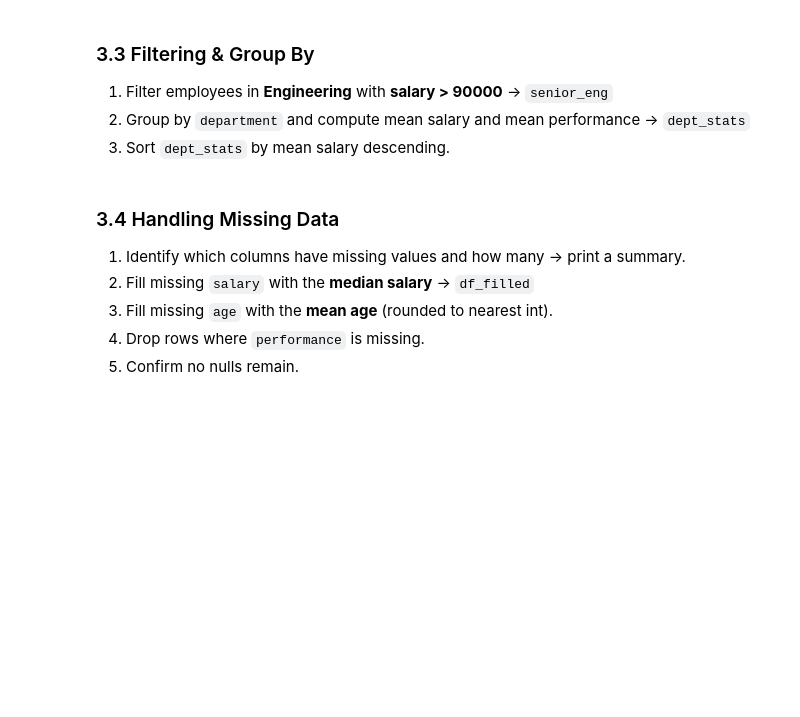
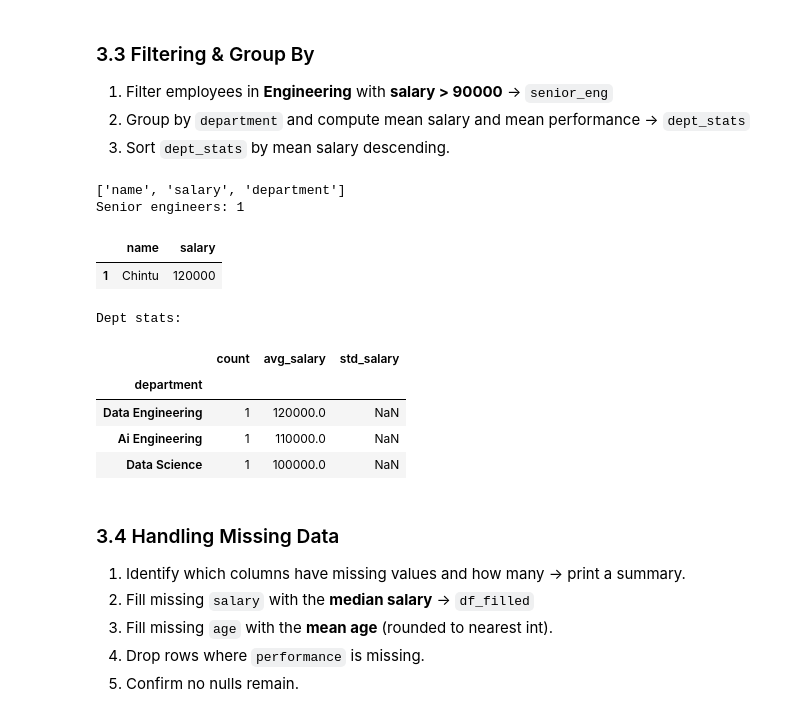
Before and after one commit to Venkateshgoud18/week1_assignment, a Jupyter notebook: week1_assignment.ipynb, the cells around one changed output. Cells and saved outputs as stored; diff of their text form; code cells hidden in the pictures; blank space fills up the shorter version.

```diff
--- a/week1_assignment.ipynb
+++ b/week1_assignment.ipynb
@@ -244,8 +282,14 @@ print("3.1 passed ✓")
 1. Use `iloc` to select rows 2–4 (inclusive), columns 0–2 → `iloc_result`
 2. Use `loc` to select rows where index is 5 or 6, columns `name` and `salary` → `loc_result`
 # %%
-iloc_result = None  # YOUR CODE HERE
-loc_result  = None  # YOUR CODE HERE
+import pandas as pd
+df=pd.DataFrame({
+    'name':['Venkatesh','Chintu','Banti'],
+    'salary':[100000, 120000, 110000],
+    'department':['Data Science', 'Data Engineering','Ai Engineering']
+})
+iloc_result =df.iloc[:3,:3]# YOUR CODE HERE
+loc_result  =df.loc[:,['name','salary']] # YOUR CODE HERE
 
 assert iloc_result.shape == (3, 3)
 assert list(loc_result.columns) == ['name', 'salary']
@@ -259,13 +313,33 @@ display(loc_result)
 2. Group by `department` and compute mean salary and mean performance → `dept_stats`
 3. Sort `dept_stats` by mean salary descending.
 # %%
-senior_eng = None  # YOUR CODE HERE
-dept_stats = None  # YOUR CODE HERE (groupby + agg + sort)
-
+import pandas as pd
+senior_eng =df[df['salary']>df['salary'].median()] # YOUR CODE HERE
+dept_stats =(
+    df.groupby('department')
+    .agg(
+        count=('name','count'),
+        avg_salary=('salary','mean'),
+        std_salary=('salary','std')
+    )
+    .sort_values(by='avg_salary',ascending=False)
+) # YOUR CODE HERE (groupby + agg + sort)
+print(df.columns.tolist())
 print(f"Senior engineers: {len(senior_eng)}")
 display(senior_eng[['name','salary']])
 print("\nDept stats:")
 display(dept_stats)
+# %% [output]
+['name', 'salary', 'department']
+Senior engineers: 1
+|  | name | salary |
+| 1 | Chintu | 120000 |
+Dept stats:
+|  | count | avg_salary | std_salary |
+| department |  |  |  |
+| Data Engineering | 1 | 120000.0 | NaN |
+| Ai Engineering | 1 | 110000.0 | NaN |
+| Data Science | 1 | 100000.0 | NaN |
 # %% [markdown]
 ### 3.4 Handling Missing Data
 
```
Also changed, not shown: parts of 6 cells of this notebook.
